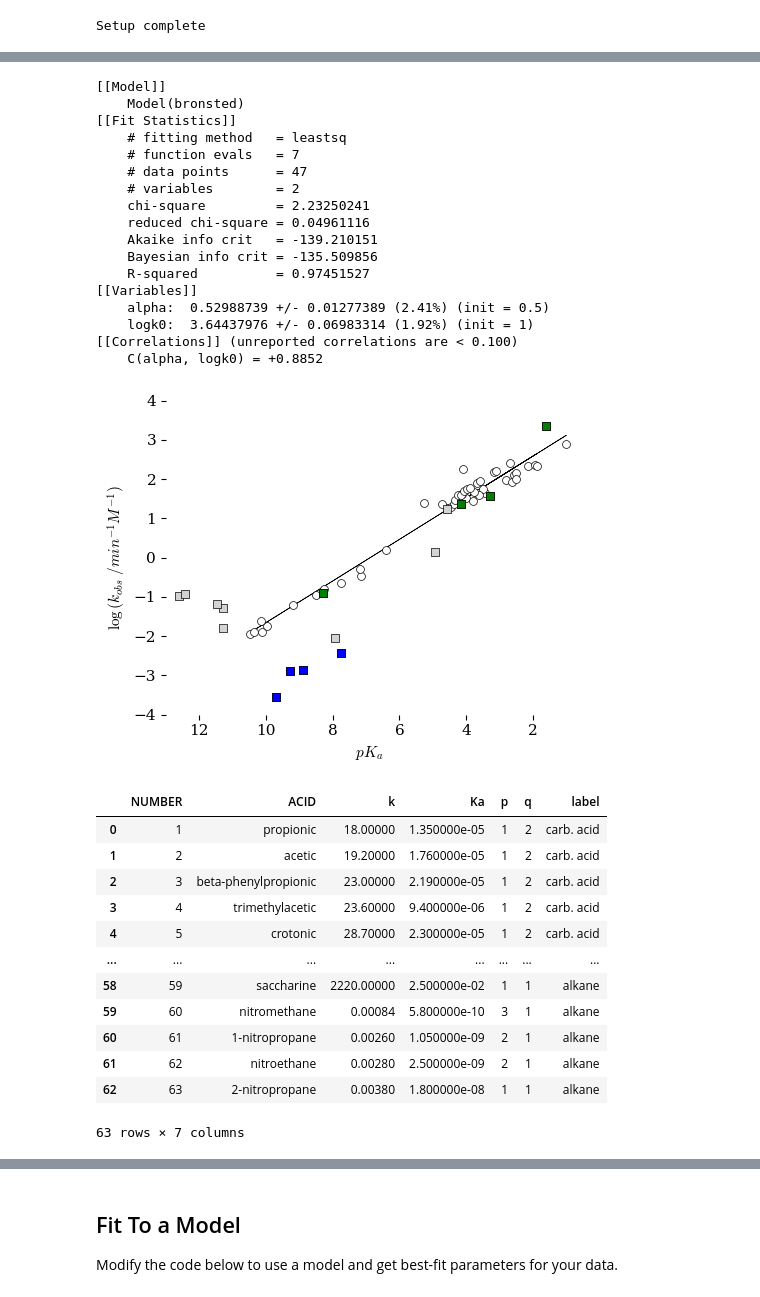
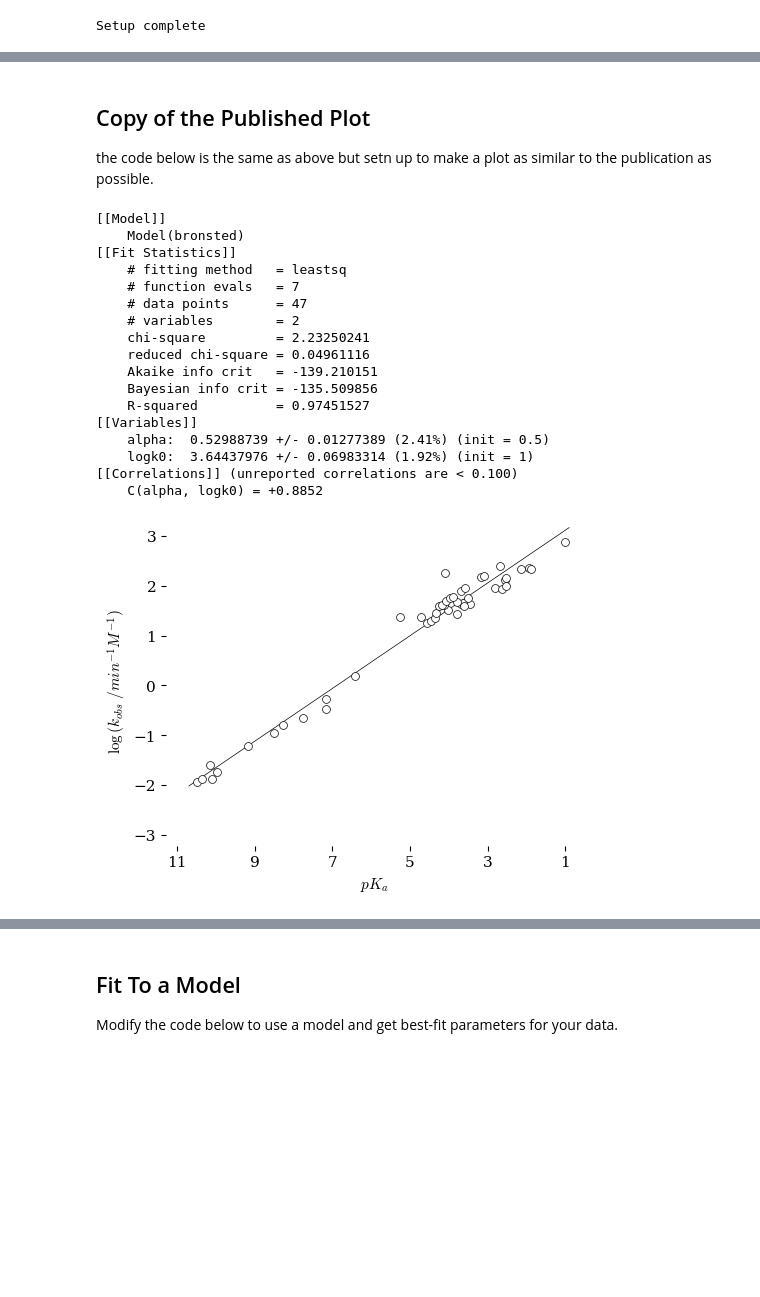
Before and after one commit to blinkletter/Chem4410Webbook, a Jupyter notebook: book/notebooks/A03_Bronsted_Plot/A03_CalcsAndPlots.ipynb, the cells around one changed output, grey strips where cells are left out. Drawn from its saved outputs; the diff is of its cells as text; code cells hidden in the pictures; blank space fills up the shorter version.

```diff
--- a/book/notebooks/A03_Bronsted_Plot/A03_CalcsAndPlots.ipynb
+++ b/book/notebooks/A03_Bronsted_Plot/A03_CalcsAndPlots.ipynb
@@ -356,3 +420,7 @@ plt.show()
+# %% [markdown]
+## Copy of the Published Plot
+
+the code below is the same as above but setn up to make a plot as similar to the publication as possible.
 # %%
 ### READ DATA
 
@@ -392,7 +460,8 @@ pars = mod.make_params(alpha = dict(value = 0.5),
 result = mod.fit(y, pars, pKa=x)
 print(result.fit_report())
 
-y_fit = y1 = result.eval(pKa = x)
+x_fit = np.linspace(np.min(x)-0.1, np.max(x)+0.2, 50)     # make an array of 50 points that span the data range
+y_fit = y1 = result.eval(pKa = x_fit)
 
 
 ######################
@@ -407,16 +476,18 @@ style_name = style
 plt.style.use(style_name)
 
 fig, ax = plt.subplots(nrows=1, ncols=1, figsize=[5,4])
+ax.spines["left"].set_position(("outward", 8))
+ax.spines["bottom"].set_position(("outward", 8))
 
 # Settings for plot
 ax.set(
 #          title = Title,
           ylabel=r"$\log{(k_{obs}\ /min^{-1}M^{-1})}$",
           xlabel=r"$pK_a$ ",
-          xlim=[13, 0.8],
-          ylim=[-4,4]
-#          xticks = [1,3,5,7],
-#          yticks = [0,-1,-2,-3],
+          xlim=[11, 0.8],
+          ylim=[-3,3.2],
+#          yticks = [1,3,5,7],
+          xticks = [11,9,7,5,3,1],
        )
 
 ### Data graphics
@@ -424,7 +495,7 @@ ax.scatter(x, y, marker = "o", s = 32,
               color = "white", edgecolors = "black",
               linewidths=0.5, zorder = 4)
 if 1:
-    ax.plot(x,y_fit,
+    ax.plot(x_fit,y_fit,
            marker = None, color = "black",
            linewidth=0.5, zorder = 3)
 
@@ -436,100 +507,72 @@ if 0:
         edgecolor = "gray",
         alpha=0.20,
         label="95% Confidence Band",
-        zorder = 2,
+        zorder = 0,
         )
 
 ################################################
 
-if 1:
+if 0:
     selected_df = df[
-        ~df["label"].isin(["carb. acid", "mp-benz. acid", "o-benz. acid", "phenol"])
+        df["label"].isin(["mp-benz. acid"])
         ]
 
     x = -np.log10(selected_df["Ka"])
     #y = np.log10(selected_df["k1 (10-5 hr-1)"] *1E-5)
     y = np.log10(selected_df["k"])
 
-    ax.scatter(x, y, marker = "s", s = 32,
-                  color = "lightgray", edgecolors = "black",
+    ax.scatter(x, y, marker = "o", s = 32,
+                  color = "green", edgecolors = "black",
                   linewidths=0.5, zorder = 4)
 
-if 1:
+if 0:
     selected_df = df[
-        df["label"].isin(["alkane"])
+        df["label"].isin(["o-benz. acid"])
     ]
 
     x = -np.log10(selected_df["Ka"])
     #y = np.log10(selected_df["k1 (10-5 hr-1)"] *1E-5)
     y = np.log10(selected_df["k"])
 
-    ax.scatter(x, y, marker = "s", s = 32,
+    ax.scatter(x, y, marker = "o", s = 32,
                   color = "blue", edgecolors = "black",
                   linewidths=0.5, zorder = 4)
 
-if 1:
-    selected_df = df[
-        df["label"].isin(["other"])
-    ]
-
-    x = -np.log10(selected_df["Ka"])
-    #y = np.log10(selected_df["k1 (10-5 hr-1)"] *1E-5)
-    y = np.log10(selected_df["k"])
-
-    ax.scatter(x, y, marker = "s", s = 32,
-                  color = "green", edgecolors = "black",
-                  linewidths=0.5, zorder = 4)
 
 ################################################
 ### Output Plot
 ################################################
 
-name = "plot3"
+name = "plot4"
 
 # Plot as .pdf
 plt.savefig(f"plots/{name}.pdf")
 
 ### Set face of plot to transparent
 ax.patch.set_facecolor([0, 0, 0, 0])
 
 # Plot as .png with transparent background
 plt.savefig(f"plots/{name}.png", dpi=600,
             facecolor = [0, 0, 0, 0],
         )
 # display plot in notebook
 plt.show()
 # %% [output]
 [[Model]]
     Model(bronsted)
 [[Fit Statistics]]
     # fitting method   = leastsq
     # function evals   = 7
     # data points      = 47
     # variables        = 2
     chi-square         = 2.23250241
     reduced chi-square = 0.04961116
     Akaike info crit   = -139.210151
     Bayesian info crit = -135.509856
     R-squared          = 0.97451527
 [[Variables]]
     alpha:  0.52988739 +/- 0.01277389 (2.41%) (init = 0.5)
     logk0:  3.64437976 +/- 0.06983314 (1.92%) (init = 1)
 [[Correlations]] (unreported correlations are < 0.100)
     C(alpha, logk0) = +0.8852
-[figure, old version]
+[figure, new version]
-# %%
-df
-# %% [output]
-|  | NUMBER | ACID | k | Ka | p | q | label |
-| 0 | 1 | propionic | 18.00000 | 1.350000e-05 | 1 | 2 | carb. acid |
-| 1 | 2 | acetic | 19.20000 | 1.760000e-05 | 1 | 2 | carb. acid |
-| 2 | 3 | beta-phenylpropionic | 23.00000 | 2.190000e-05 | 1 | 2 | carb. acid |
-| 3 | 4 | trimethylacetic | 23.60000 | 9.400000e-06 | 1 | 2 | carb. acid |
-| 4 | 5 | crotonic | 28.70000 | 2.300000e-05 | 1 | 2 | carb. acid |
-| ... | ... | ... | ... | ... | ... | ... | ... |
-| 58 | 59 | saccharine | 2220.00000 | 2.500000e-02 | 1 | 1 | alkane |
-| 59 | 60 | nitromethane | 0.00084 | 5.800000e-10 | 3 | 1 | alkane |
-| 60 | 61 | 1-nitropropane | 0.00260 | 1.050000e-09 | 2 | 1 | alkane |
-| 61 | 62 | nitroethane | 0.00280 | 2.500000e-09 | 2 | 1 | alkane |
-| 62 | 63 | 2-nitropropane | 0.00380 | 1.800000e-08 | 1 | 1 | alkane |
-63 rows × 7 columns
```
Also changed, not shown: parts of 16 cells of this notebook, 8 other files.
